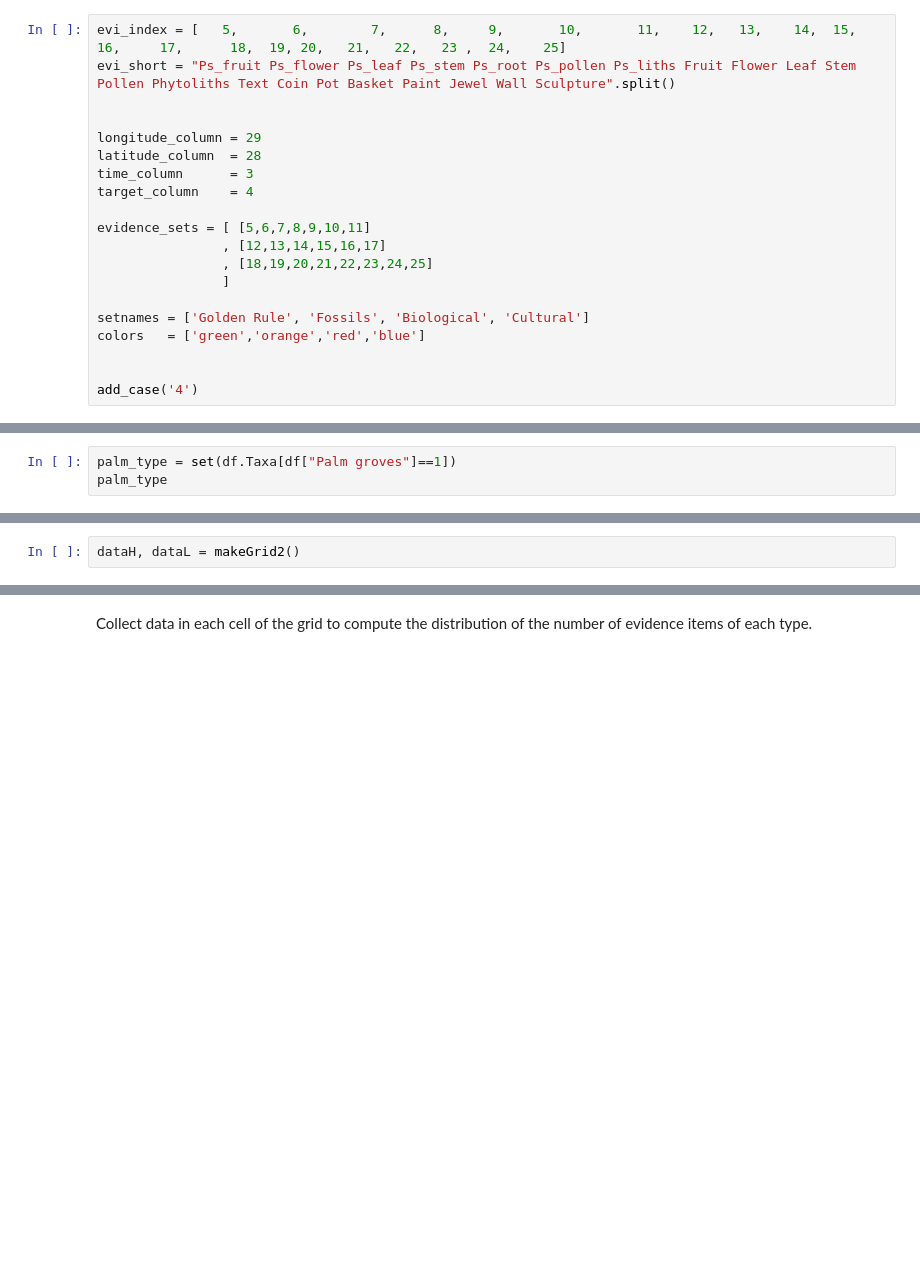
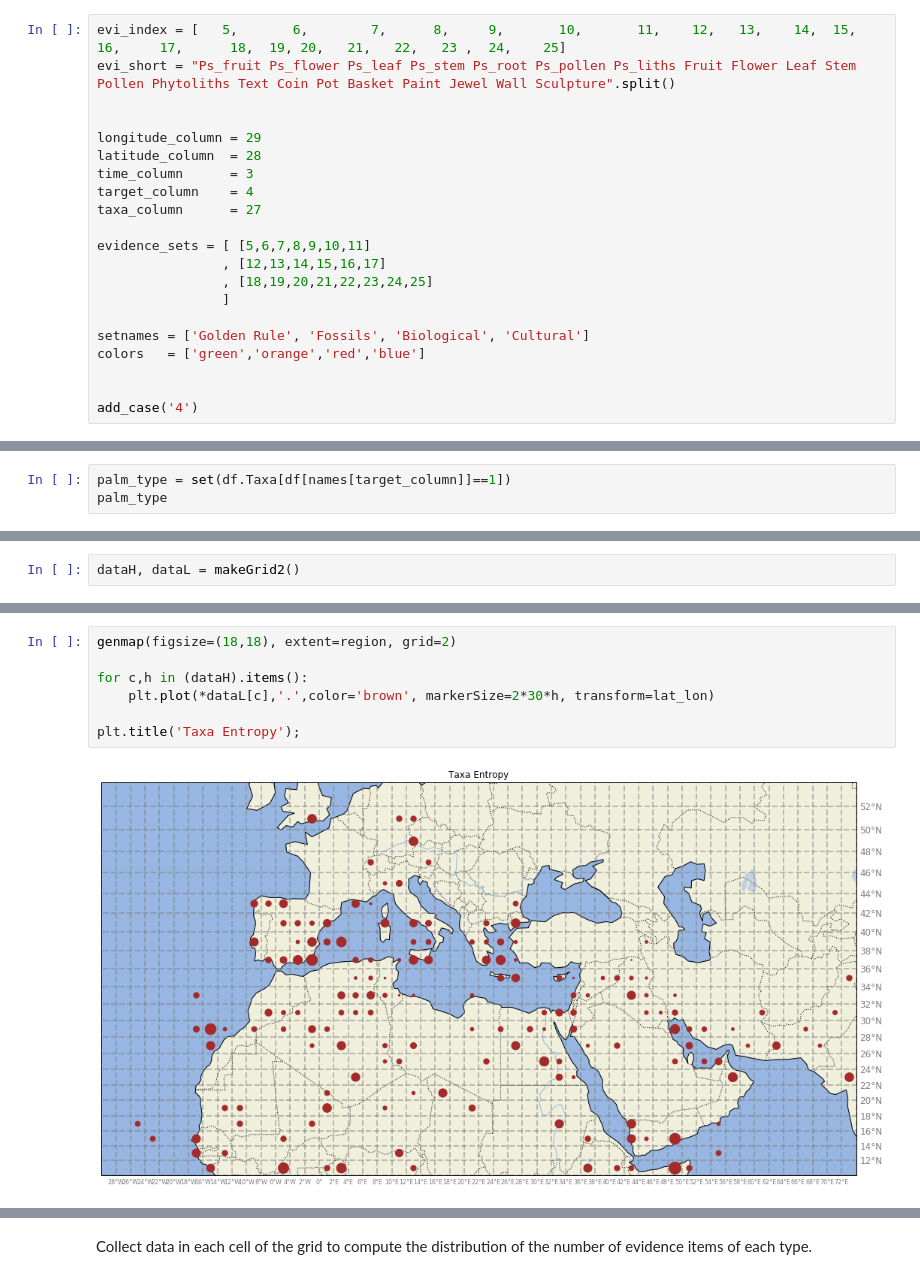
Before and after one commit to albertoruiz/phoenix, a Jupyter notebook: phoenix-simple.ipynb, the cells around one changed output, grey strips where cells are left out. Drawn from its saved outputs; the diff is of its cells as text; blank space fills up the shorter version.

```diff
--- a/phoenix-simple.ipynb
+++ b/phoenix-simple.ipynb
@@ -190,6 +193,7 @@ longitude_column = 29
 latitude_column  = 28
 time_column      = 3
 target_column    = 4
+taxa_column      = 27
 
 evidence_sets = [ [5,6,7,8,9,10,11]
                 , [12,13,14,15,16,17]
@@ -309,5 +306,5 @@ phoenix
 # %%
-palm_type = set(df.Taxa[df["Palm groves"]==1])
+palm_type = set(df.Taxa[df[names[target_column]]==1])
 palm_type
 # %% [output]
 {'P abyssinica',
@@ -727,0 +788,9 @@ plt.title('Cell Entropy');
+# %%
+genmap(figsize=(18,18), extent=region, grid=2)
+
+for c,h in (dataH).items():
+    plt.plot(*dataL[c],'.',color='brown', markerSize=2*30*h, transform=lat_lon)
+
+plt.title('Taxa Entropy');
+# %% [output]
+[figure, added]
```
Also changed, not shown: parts of 23 cells of this notebook.
